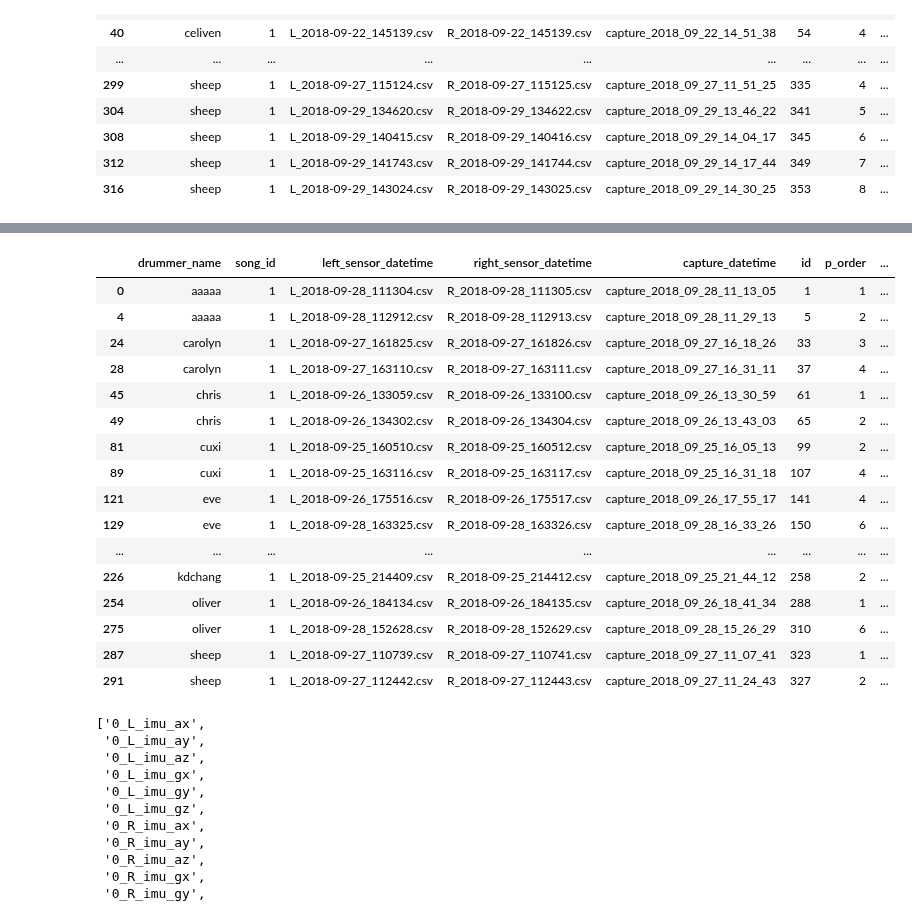
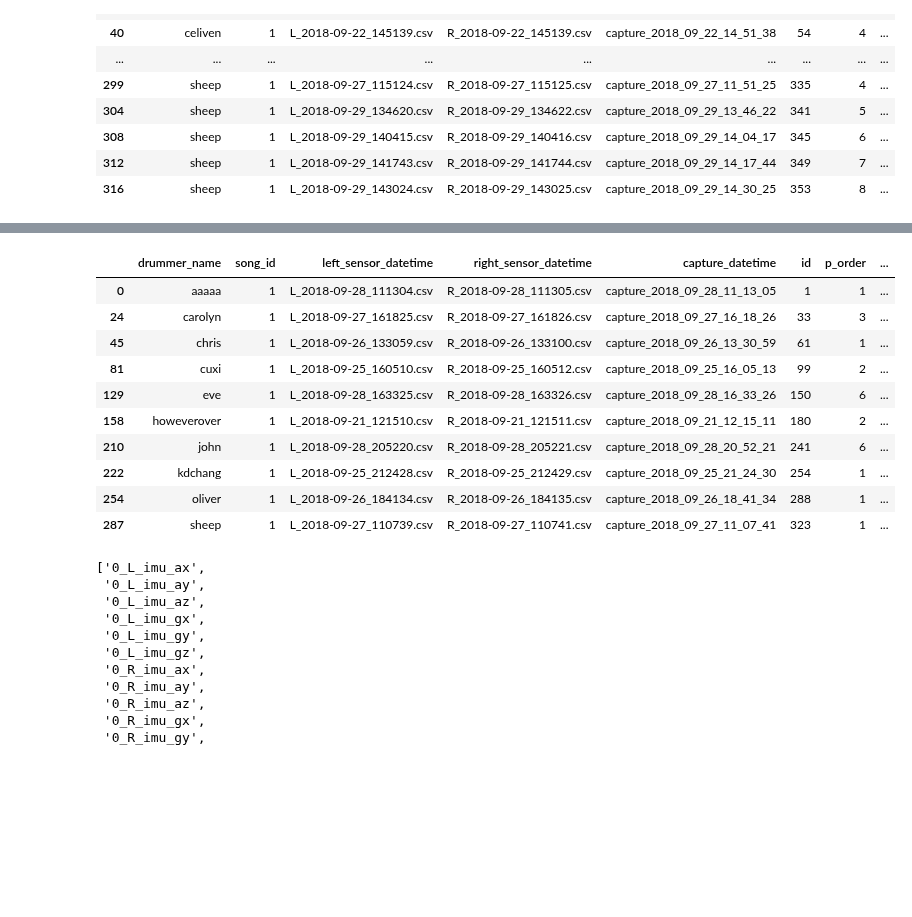
Before and after one commit to dsmilab/Taiko-Master, a Jupyter notebook: util/[beta] DTW.ipynb, the cells around one changed output, grey strips where cells are left out. Drawn from its saved outputs; the diff is of its cells as text; code cells hidden in the pictures; blank space fills up the shorter version.

```diff
--- a/util/[beta] DTW.ipynb
+++ b/util/[beta] DTW.ipynb
@@ -101,15 +101,18 @@ full_combo_df
 # CONSIDERED_IDS = [61, 150]
 
 # doraemon individual
-# CONSIDERED_IDS = [1, 33, 61, 99, 150, 180, 241, 254, 288, 323]
+CONSIDERED_IDS = [1, 33, 61, 99, 150, 180, 241, 254, 288, 323]
 
 # doraemon individual for two occurance
-CONSIDERED_IDS = [1, 5, 33, 37, 61, 65, 99, 107, 141, 150, 180, 181, 241, 249, 254, 258, 288, 310, 323, 327]
+# CONSIDERED_IDS = [1, 5, 33, 37, 61, 65, 99, 107, 141, 150, 180, 181, 241, 249, 254, 258, 288, 310, 323, 327]
 
 # RPG individual for two occurance
 # CONSIDERED_IDS = [10, 14, 52, 56, 79, 83, 121, 125, 155, 159, 208, 216, 280, 284, 311, 315, 350, 354]
 
-# All
+# all
+# CONSIDERED_IDS = play_record_df['id'].values
+
+# full combo
 # CONSIDERED_IDS = full_combo_df['id'].values
 
 CONSIDERED_IDS
@@ -137,32 +121,22 @@ CONSIDERED_IDS
 # %%
 plays = []
 with multiprocessing.Pool() as p:
-    record_rows = [record_df.loc[id_] for id_ in CONSIDERED_IDS]
-    for _, play in tqdm(enumerate(p.imap(get_play, record_rows)), total=len(record_rows)):
-        try:
-            plays.append(play)
-        except Exception:
-            pass
+    for _, play in tqdm(enumerate(p.imap(get_play, CONSIDERED_IDS)), total=len(CONSIDERED_IDS)):
+        plays.append(play)
 
 play_record_df[play_record_df['id'].isin(CONSIDERED_IDS)]
 # %% [output]
 |  | drummer_name | song_id | left_sensor_datetime | right_sensor_datetime | capture_datetime | id | p_order | ... |
 | 0 | aaaaa | 1 | L_2018-09-28_111304.csv | R_2018-09-28_111305.csv | capture_2018_09_28_11_13_05 | 1 | 1 | ... |
-| 4 | aaaaa | 1 | L_2018-09-28_112912.csv | R_2018-09-28_112913.csv | capture_2018_09_28_11_29_13 | 5 | 2 | ... |
 | 24 | carolyn | 1 | L_2018-09-27_161825.csv | R_2018-09-27_161826.csv | capture_2018_09_27_16_18_26 | 33 | 3 | ... |
-| 28 | carolyn | 1 | L_2018-09-27_163110.csv | R_2018-09-27_163111.csv | capture_2018_09_27_16_31_11 | 37 | 4 | ... |
 | 45 | chris | 1 | L_2018-09-26_133059.csv | R_2018-09-26_133100.csv | capture_2018_09_26_13_30_59 | 61 | 1 | ... |
-| 49 | chris | 1 | L_2018-09-26_134302.csv | R_2018-09-26_134304.csv | capture_2018_09_26_13_43_03 | 65 | 2 | ... |
 | 81 | cuxi | 1 | L_2018-09-25_160510.csv | R_2018-09-25_160512.csv | capture_2018_09_25_16_05_13 | 99 | 2 | ... |
-| 89 | cuxi | 1 | L_2018-09-25_163116.csv | R_2018-09-25_163117.csv | capture_2018_09_25_16_31_18 | 107 | 4 | ... |
-| 121 | eve | 1 | L_2018-09-26_175516.csv | R_2018-09-26_175517.csv | capture_2018_09_26_17_55_17 | 141 | 4 | ... |
 | 129 | eve | 1 | L_2018-09-28_163325.csv | R_2018-09-28_163326.csv | capture_2018_09_28_16_33_26 | 150 | 6 | ... |
-| ... | ... | ... | ... | ... | ... | ... | ... | ... |
-| 226 | kdchang | 1 | L_2018-09-25_214409.csv | R_2018-09-25_214412.csv | capture_2018_09_25_21_44_12 | 258 | 2 | ... |
+| 158 | howeverover | 1 | L_2018-09-21_121510.csv | R_2018-09-21_121511.csv | capture_2018_09_21_12_15_11 | 180 | 2 | ... |
+| 210 | john | 1 | L_2018-09-28_205220.csv | R_2018-09-28_205221.csv | capture_2018_09_28_20_52_21 | 241 | 6 | ... |
+| 222 | kdchang | 1 | L_2018-09-25_212428.csv | R_2018-09-25_212429.csv | capture_2018_09_25_21_24_30 | 254 | 1 | ... |
 | 254 | oliver | 1 | L_2018-09-26_184134.csv | R_2018-09-26_184135.csv | capture_2018_09_26_18_41_34 | 288 | 1 | ... |
-| 275 | oliver | 1 | L_2018-09-28_152628.csv | R_2018-09-28_152629.csv | capture_2018_09_28_15_26_29 | 310 | 6 | ... |
 | 287 | sheep | 1 | L_2018-09-27_110739.csv | R_2018-09-27_110741.csv | capture_2018_09_27_11_07_41 | 323 | 1 | ... |
-| 291 | sheep | 1 | L_2018-09-27_112442.csv | R_2018-09-27_112443.csv | capture_2018_09_27_11_24_43 | 327 | 2 | ... |
 # %%
 HANDS = ['L', 'R']
 _K = 370
```
Also changed, not shown: parts of 12 cells of this notebook, 9 other files.
